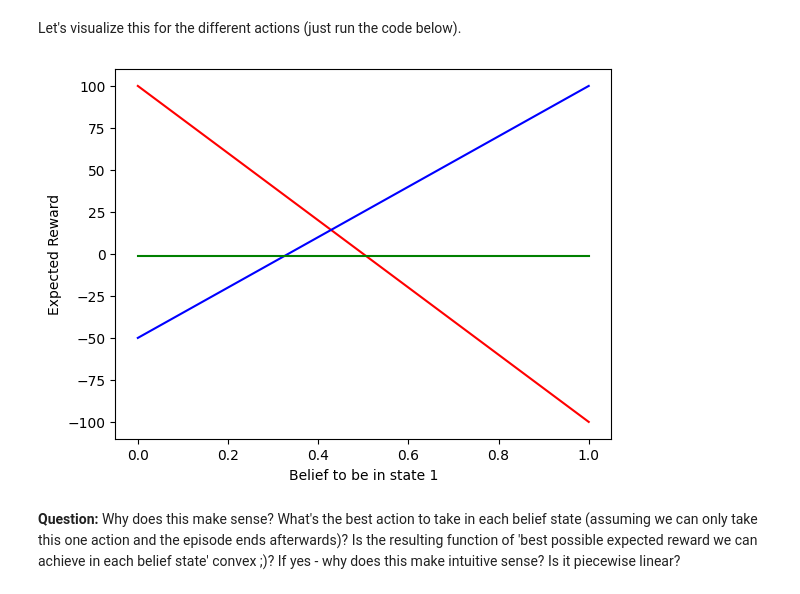
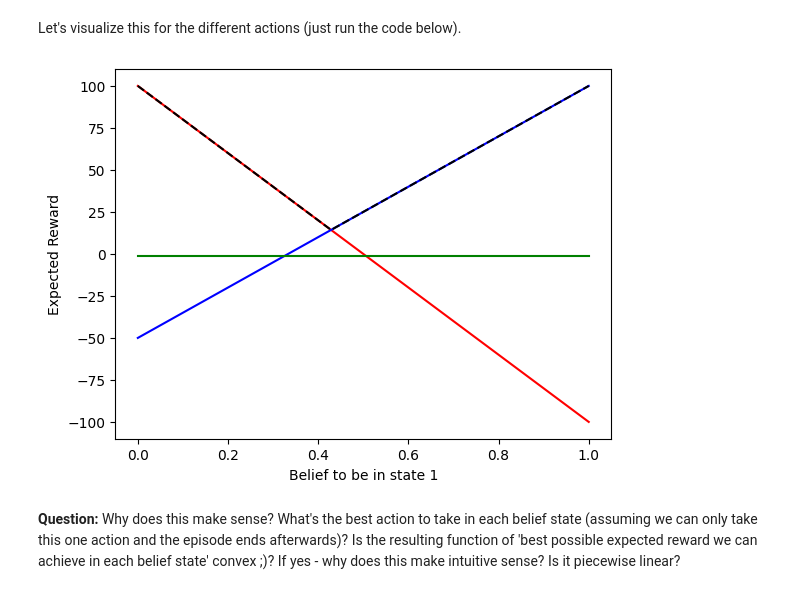
Before and after one commit to ayushpatra11/ReinfLearning, a Jupyter notebook: Labs/Lab4-POMDP-MARL/POMDP.ipynb, the cells around one changed output. Drawn from its saved outputs; the diff is of its cells as text; code cells hidden in the pictures.

```diff
--- a/Labs/Lab4-POMDP-MARL/POMDP.ipynb
+++ b/Labs/Lab4-POMDP-MARL/POMDP.ipynb
@@ -134,24 +134,24 @@ Let's visualize this for the different actions (just run the code below).
 # %%
 import matplotlib.pyplot as plt
 import numpy as np
 
 # With numpy, operations like +/-/*// are performed element-wise,
 # so unless you did something weird above, we can evaluate the values of all
 # beliefes in parallel.
 p1s = np.linspace(0,1)
 
 plt.plot(p1s, reward_b(p1s, action=1), color='red')
 plt.plot(p1s, reward_b(p1s, action=2), color='blue')
 plt.plot(p1s, reward_b(p1s, action=3), color='green')
 
 plt.xlabel("Belief to be in state 1")
 plt.ylabel("Expected Reward")
 
 # We'll need this one later
-# plt.plot(p1s, one_step_value(p1s), color='black', linestyle='--')
+plt.plot(p1s, one_step_value(p1s), color='black', linestyle='--')
 plt.show()
 # %% [output]
-[figure, old version]
+[figure, new version]
 # %% [markdown]
 **Question:** Why does this make sense? What's the best action to take in each belief state (assuming we can only take this one action and the episode ends afterwards)? Is the resulting function of 'best possible expected reward we can achieve in each belief state' convex ;)? If yes - why does this make intuitive sense? Is it piecewise linear?
 # %% [markdown]
```
Also changed, not shown: parts of 8 cells of this notebook.
